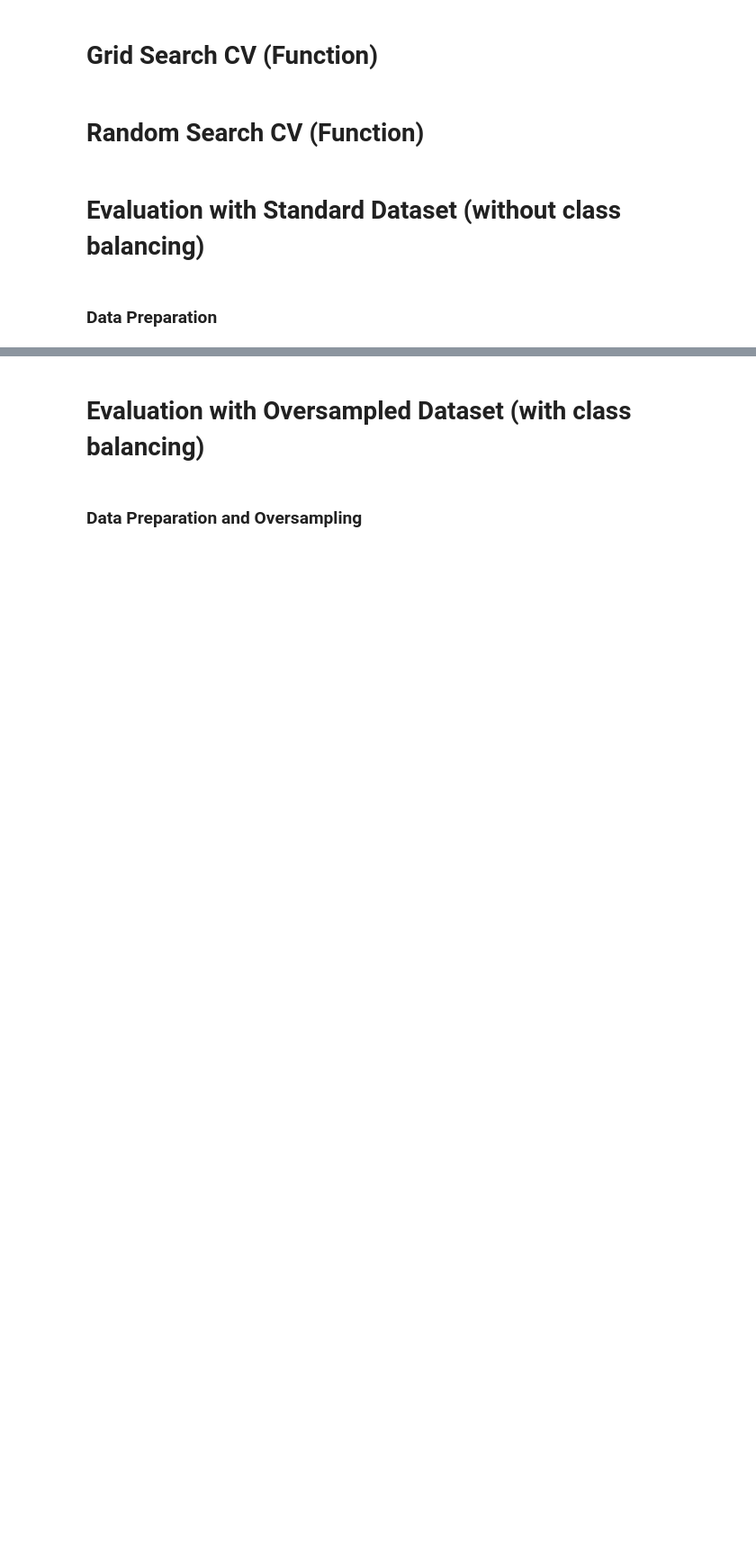
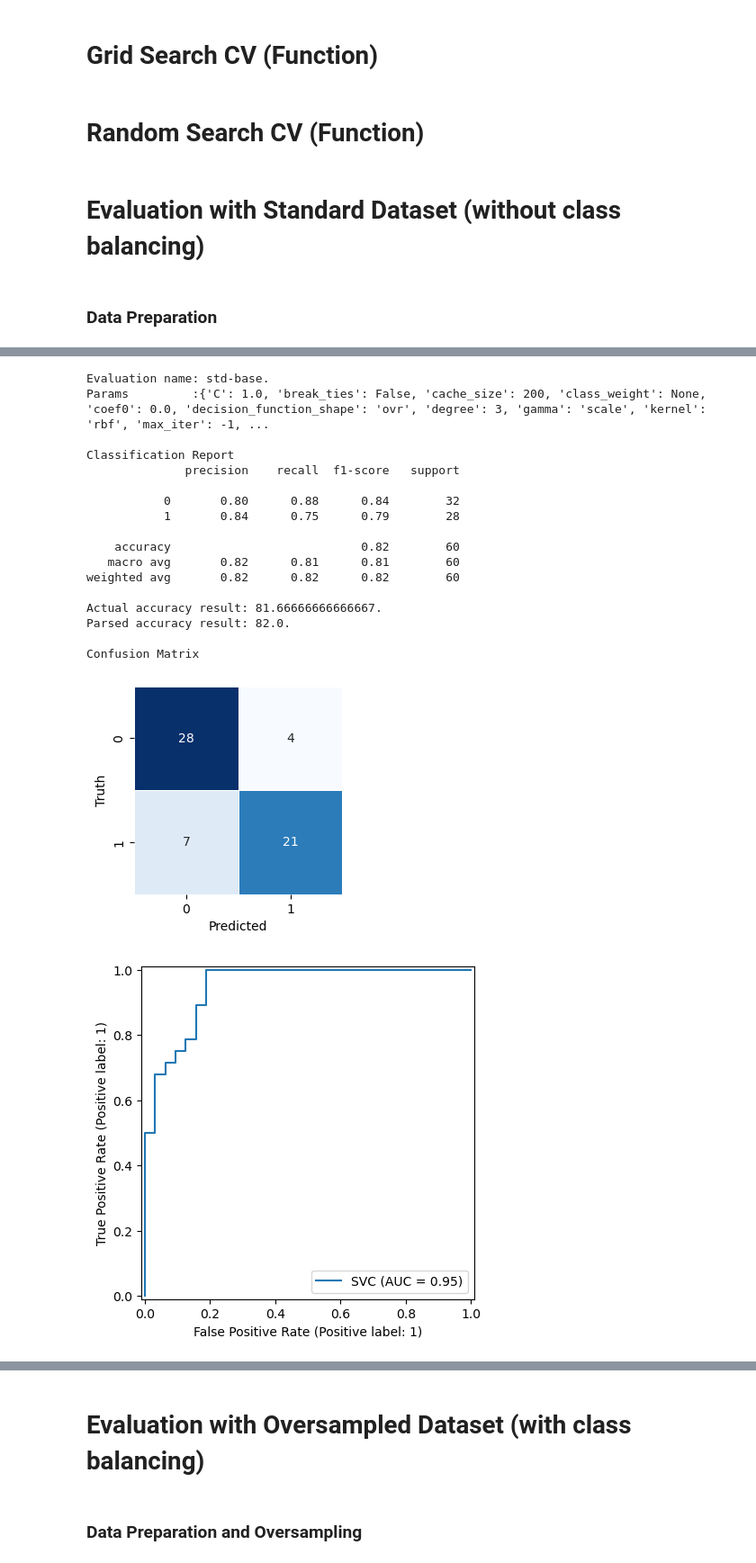
Before and after one commit to everhettoo/heart-disease-analysis, a Jupyter notebook: 4.0-model-svm.ipynb, the cells around one changed output, grey strips where cells are left out. Shown at 90% size. Cells and saved outputs as stored; diff of their text form; code cells hidden in the pictures; blank space fills up the shorter version.

```diff
--- a/4.0-model-svm.ipynb
+++ b/4.0-model-svm.ipynb
@@ -51,14 +57,13 @@ parameters['gamma'] = ['scale', 'auto']
 parameters['class_weight'] = ['dict', 'balanced']
 
 # A stratified K fold for cross-validation strategy - values are assigned from the evaluation helper module.
+# When random state is enabled, shuffle has to be enabled to. Shuffle is done before the deterministic split (sklearn doc).
 skfolds = StratifiedKFold(n_splits = ev.kfold_n_split,
                           shuffle = ev.kfold_shuffle,
                           random_state = ev.random_state)
 
-# List for storing accuracies and drawing chart in the conclusion section.
-acc_model_type = {'Base', 'GridCSV', 'RandSCV'}
-acc_standard_data = []
-acc_oversampled_data = []
+# Dict for storing accuracies and drawing chart in the conclusion section.
+ev.accuracies = {}
 # %% [markdown]
 # Base Model (Function)
 # %%
@@ -152,7 +163,27 @@ pd.DataFrame(std_y_data, columns=['Set', '0', '1']).set_index('Set').plot.bar();
 # %%
 # Evaluation: Standard Base
 acc = build_and_validate_base_model(X_train, X_test, Y_train, Y_test, ev.EvaluationType.std_base)
-acc_standard_data.append(acc)
+ev.accuracies[ev.EvaluationType.std_base] = acc
+# %% [output]
+Evaluation name: std-base.
+Params         :{'C': 1.0, 'break_ties': False, 'cache_size': 200, 'class_weight': None, 'coef0': 0.0, 'decision_function_shape': 'ovr', 'degree': 3, 'gamma': 'scale', 'kernel': 'rbf', 'max_iter': -1, ...
+
+Classification Report
+              precision    recall  f1-score   support
+
+           0       0.80      0.88      0.84        32
+           1       0.84      0.75      0.79        28
+
+    accuracy                           0.82        60
+   macro avg       0.82      0.81      0.81        60
+weighted avg       0.82      0.82      0.82        60
+
+Actual accuracy result: 81.66666666666667.
+Parsed accuracy result: 82.0.
+
+Confusion Matrix
+[figure, added]
+[figure, added]
 # %%
 # Evaluation: Standard Grid Search CV
 acc = build_and_validate_with_grid_search_cv(X_train, X_test, Y_train, Y_test, ev.EvaluationType.std_grid_search_cv)
```
Also changed, not shown: parts of 14 cells of this notebook, 3 other files.
